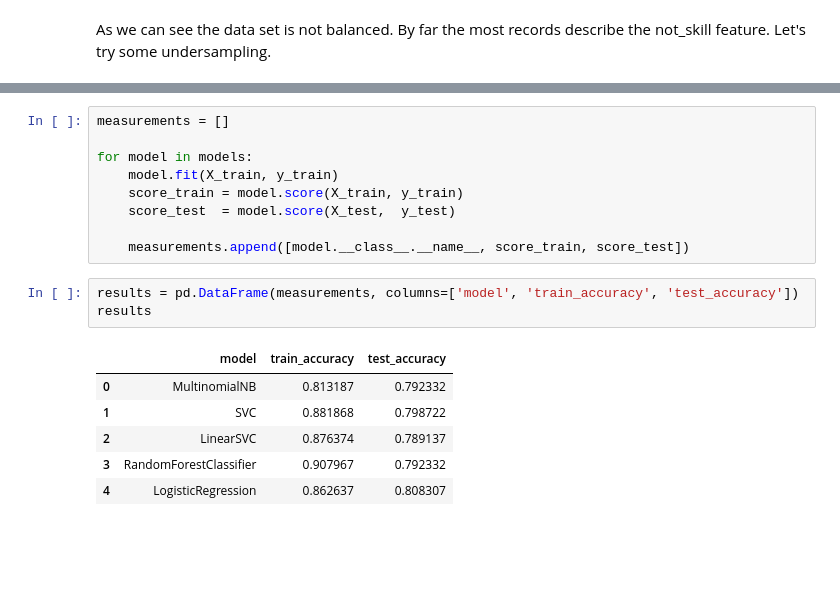
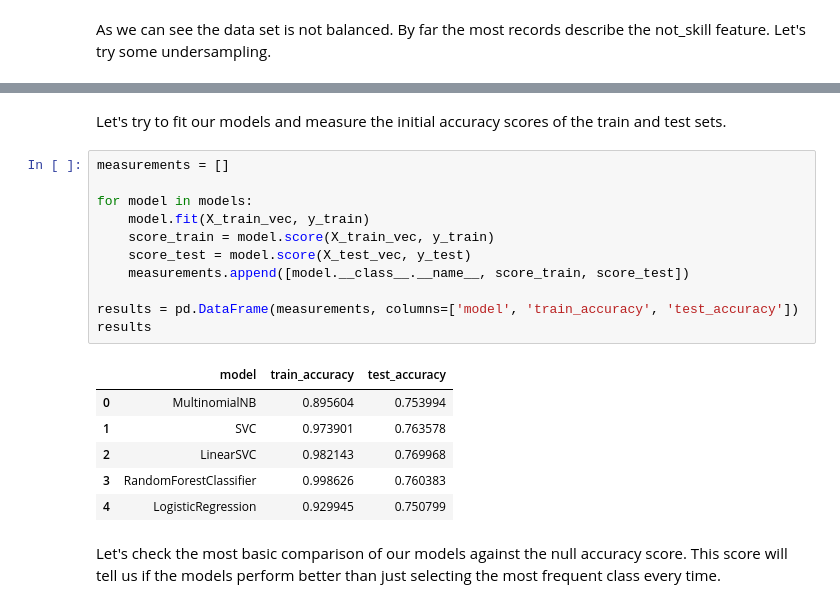
Before and after one commit to sotostzam/job-stats, a Jupyter notebook: notebooks/modeling_classifiers.ipynb, the cells around one changed output, grey strips where cells are left out. Cells and saved outputs as stored; diff of their text form; blank space fills up the shorter version.

```diff
--- a/notebooks/modeling_classifiers.ipynb
+++ b/notebooks/modeling_classifiers.ipynb
@@ -83,22 +97,25 @@ models = [
+# %% [markdown]
+Let's try to fit our models and measure the initial accuracy scores of the train and test sets.
 # %%
 measurements = []
 
 for model in models:
-    model.fit(X_train, y_train)
-    score_train = model.score(X_train, y_train)
-    score_test  = model.score(X_test,  y_test)
+    model.fit(X_train_vec, y_train)
+    score_train = model.score(X_train_vec, y_train)
+    score_test = model.score(X_test_vec, y_test)
+    measurements.append([model.__class__.__name__, score_train, score_test])
 
-    measurements.append([model.__class__.__name__, score_train, score_test])
+results = pd.DataFrame(measurements, columns=['model', 'train_accuracy', 'test_accuracy'])
+results
+# %% [output]
+|  | model | train_accuracy | test_accuracy |
+| 0 | MultinomialNB | 0.895604 | 0.753994 |
+| 1 | SVC | 0.973901 | 0.763578 |
+| 2 | LinearSVC | 0.982143 | 0.769968 |
+| 3 | RandomForestClassifier | 0.998626 | 0.760383 |
+| 4 | LogisticRegression | 0.929945 | 0.750799 |
-# %%
-results = pd.DataFrame(measurements, columns=['model', 'train_accuracy', 'test_accuracy'])
-results
-# %% [output]
-|  | model | train_accuracy | test_accuracy |
-| 0 | MultinomialNB | 0.813187 | 0.792332 |
-| 1 | SVC | 0.881868 | 0.798722 |
-| 2 | LinearSVC | 0.876374 | 0.789137 |
-| 3 | RandomForestClassifier | 0.907967 | 0.792332 |
-| 4 | LogisticRegression | 0.862637 | 0.808307 |
+# %% [markdown]
+Let's check the most basic comparison of our models against the null accuracy score. This score will tell us if the models perform better than just selecting the most frequent class every time.
 # %%
 # Null Accuracy
 class_choices = y_test.value_counts()
```
Also changed, not shown: parts of 44 cells of this notebook, 3 other files.
